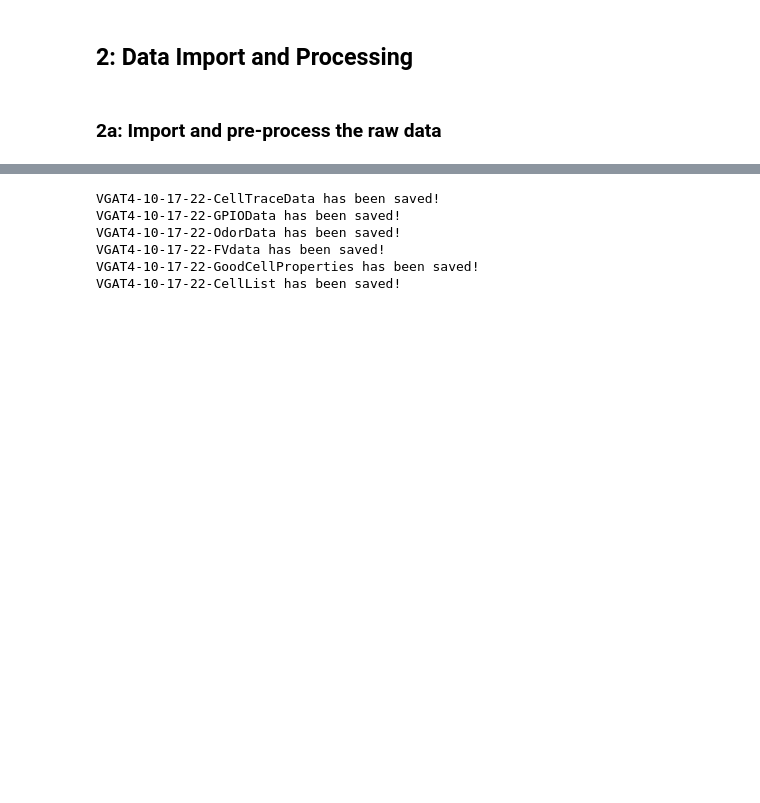
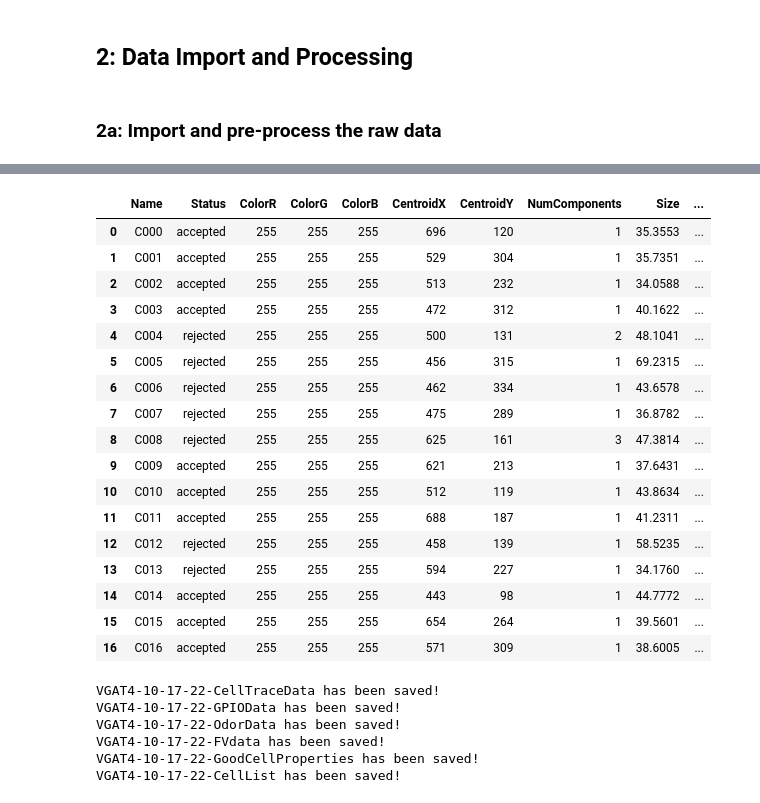
Before and after one commit to OlfactoryBehaviorLab/Imaging-Analysis-Notebook-Templates, a Jupyter notebook: ImagingAnalysisTemplate.ipynb, the cells around one changed output, grey strips where cells are left out. Saved outputs shown, nothing was run; the diff lists cells and outputs as text; code cells hidden in the pictures; blank space fills up the shorter version.

Commit message:
Small data import changes, changes to manual curation GUI

```diff
--- a/ImagingAnalysisTemplate.ipynb
+++ b/ImagingAnalysisTemplate.ipynb
@@ -66,16 +89,14 @@ CellProps = pd.read_csv(f'{folder}/CellTraces-props.csv', header=None)
 # %%
-# Organizes Cell Traces into a numpy array and separates the GPIO information based on indices
-# for Sniff, Final Valve etc.
-# Converts cell props into a numpy array, ignore the first row of headers
-AllCellProps = np.array(CellProps.iloc[1:, :])
-# Get indicies where there are only one cell part
-OnePieceCells = (AllCellProps[:, 7] == '1')
-CellList = np.arange(len(AllCellProps[:, 0]))
+CellList = np.arange(len(OnePieceCells))
 # Filter out all the bad cell trace data, leaving only the good cells
 CellList = CellList[OnePieceCells]
 
 CellTraceData = CellTraceData.apply(pd.to_numeric, errors='coerce')  # Convert everything to numbers
 CellTraceData = np.array(CellTraceData)  # Convert pandas DF to np.array
+# %%
+CellList = np.arange(len(CellTraceData[0, :])-1) ## TEMPORARY
 # %%
-# Manual Curation Will Happen
-GoodCells = DewanManualCuration.manual_curation_gui(CellList, CellTraceData, None)
+# Manual Curation Will Happen; please do not run twice
+GoodCells = DewanManualCuration.manual_curation_gui(CellList, CellTraceData)
+if(GoodCells is None):
+    print('Error!')
@@ -82,4 +123,5 @@ GoodCells = DewanManualCuration.manual_curation_gui(CellList, CellTraceData, Non
 # %%
-GoodCellProperties = AllCellProps[GoodCells]
+GoodCellProperties = AllCellProps.iloc[GoodCells,:]
+GoodCellProperties.reset_index()
 CellList = CellList[GoodCells]
 # Insert 1 at the beginning of the truth table, makes filtering bad cells out of trace data easier
@@ -86,3 +142,24 @@ CellList = CellList[GoodCells]
+# %%
+GoodCellProperties
+# %% [output]
+|  | Name | Status | ColorR | ColorG | ColorB | CentroidX | CentroidY | NumComponents | Size | ... |
+| 0 | C000 | accepted | 255 | 255 | 255 | 696 | 120 | 1 | 35.3553 | ... |
+| 1 | C001 | accepted | 255 | 255 | 255 | 529 | 304 | 1 | 35.7351 | ... |
+| 2 | C002 | accepted | 255 | 255 | 255 | 513 | 232 | 1 | 34.0588 | ... |
+| 3 | C003 | accepted | 255 | 255 | 255 | 472 | 312 | 1 | 40.1622 | ... |
+| 4 | C004 | rejected | 255 | 255 | 255 | 500 | 131 | 2 | 48.1041 | ... |
+| 5 | C005 | rejected | 255 | 255 | 255 | 456 | 315 | 1 | 69.2315 | ... |
+| 6 | C006 | rejected | 255 | 255 | 255 | 462 | 334 | 1 | 43.6578 | ... |
+| 7 | C007 | rejected | 255 | 255 | 255 | 475 | 289 | 1 | 36.8782 | ... |
+| 8 | C008 | rejected | 255 | 255 | 255 | 625 | 161 | 3 | 47.3814 | ... |
+| 9 | C009 | accepted | 255 | 255 | 255 | 621 | 213 | 1 | 37.6431 | ... |
+| 10 | C010 | accepted | 255 | 255 | 255 | 512 | 119 | 1 | 43.8634 | ... |
+| 11 | C011 | accepted | 255 | 255 | 255 | 688 | 187 | 1 | 41.2311 | ... |
+| 12 | C012 | rejected | 255 | 255 | 255 | 458 | 139 | 1 | 58.5235 | ... |
+| 13 | C013 | rejected | 255 | 255 | 255 | 594 | 227 | 1 | 34.1760 | ... |
+| 14 | C014 | accepted | 255 | 255 | 255 | 443 | 98 | 1 | 44.7772 | ... |
+| 15 | C015 | accepted | 255 | 255 | 255 | 654 | 264 | 1 | 39.5601 | ... |
+| 16 | C016 | accepted | 255 | 255 | 255 | 571 | 309 | 1 | 38.6005 | ... |
 # %%
 CellTraceData[:, GoodCells] = CellTraceData[:, GoodCells]
 CellTraceData[:, 0] = CellTraceData[:, 0].round(2)  # Round the times to 0.2
```
Also changed, not shown: parts of 17 cells of this notebook, 2 other files.
